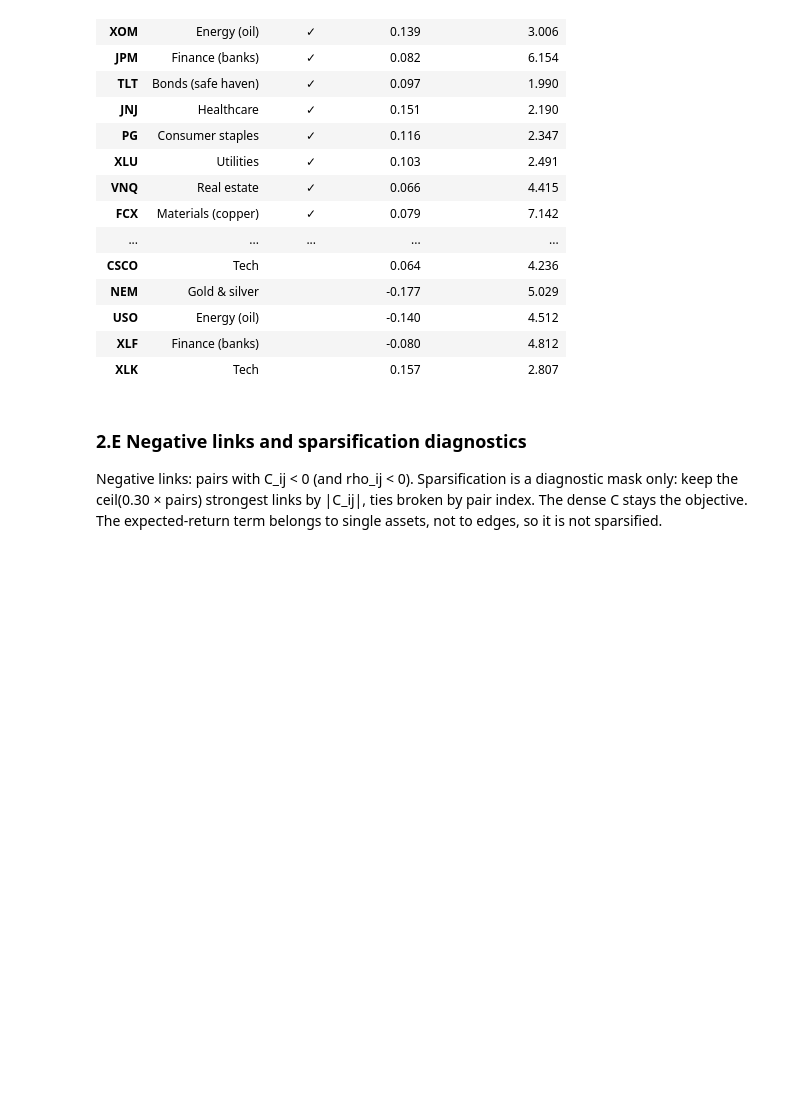
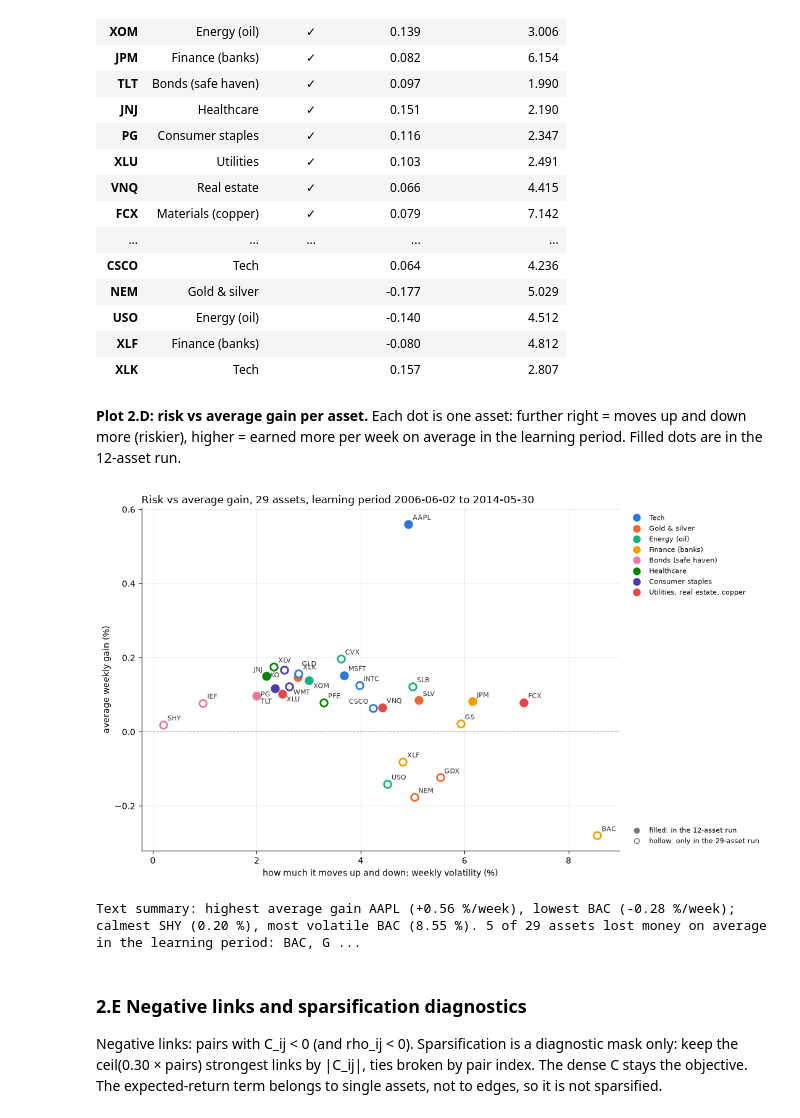
Before and after one commit to Oussema-t/zollerqu-qollab, a Jupyter notebook: stocks/stock_idea_ZollerQu.ipynb, the cells around one changed output. Cells and saved outputs as stored; diff of their text form; code cells hidden in the pictures; blank space fills up the shorter version.

Commit message:
docs(stocks): presentation plots for Task 2 sections 2.D-2.G
Co-Authored-By: Claude Opus 5.5 <noreply@anthropic.com>

```diff
--- a/stocks/stock_idea_ZollerQu.ipynb
+++ b/stocks/stock_idea_ZollerQu.ipynb
@@ -603,6 +603,79 @@ n = 29: 418 training returns, 2006-06-02 to 2014-05-30
 | USO | Energy (oil) |  | -0.140 | 4.512 |
 | XLF | Finance (banks) |  | -0.080 | 4.812 |
 | XLK | Tech |  | 0.157 | 2.807 |
+# %% [markdown]
+**Plot 2.D: risk vs average gain per asset.** Each dot is one asset: further right = moves up and down more (riskier), higher = earned more per week on average in the learning period. Filled dots are in the 12-asset run.
+# %%
+from matplotlib.lines import Line2D
+
+# group colours: 8 palette slots in fixed order; the three one-asset groups share "utilities, real estate, copper"
+SLOTS = ["#2a78d6", "#eb6834", "#1baf7a", "#eda100", "#e87ba4", "#008300", "#4a3aa7", "#e34948"]
+OTHER = ("Utilities", "Real estate", "Materials (copper)")
+OTHER_LABEL = "Utilities, real estate, copper"
+GROUP_COLOR = dict(zip([g for g in kaggle_data.GROUPS if g not in OTHER] + [OTHER_LABEL], SLOTS))
+BROWN, TEAL = "#a6611a", "#018571"  # ends of the BrBG palette used in the heatmaps
+
+def color_of(ticker):
+    group = kaggle_data.GROUP_OF[ticker]
+    return GROUP_COLOR[OTHER_LABEL if group in OTHER else group]
+
+def place_labels(ax, xs, ys, labels, fontsize=8):
+    """Put each label next to its dot, trying a few positions so labels do not overlap dots or each other."""
+    ax.figure.canvas.draw()
+    to_pt = 72 / ax.figure.dpi
+    pts = [ax.transData.transform((x, y)) * to_pt for x, y in zip(xs, ys)]
+    options = [(5, 3), (5, -11), (-5, 3), (-5, -11), (5, 11), (-5, 11), (5, -19), (-5, -19)]
+    boxes = []
+    for k in np.argsort(xs):
+        x0, y0 = pts[k]
+        width = 0.62 * fontsize * len(labels[k])
+        def box(dx, dy):
+            left = x0 + dx if dx > 0 else x0 + dx - width
+            return left, y0 + dy, left + width, y0 + dy + fontsize
+        def free(b):
+            clear_boxes = all(b[2] < o[0] or b[0] > o[2] or b[3] < o[1] or b[1] > o[3] for o in boxes)
+            clear_dots = all(not (b[0] - 4 < px < b[2] + 4 and b[1] - 4 < py < b[3] + 4)
+                             for j, (px, py) in enumerate(pts) if j != k)
+            return clear_boxes and clear_dots
+        dx, dy = next((o for o in options if free(box(*o))), options[0])
+        boxes.append(box(dx, dy))
+        ax.annotate(labels[k], (xs[k], ys[k]), xytext=(dx, dy), textcoords="offset points", fontsize=fontsize,
+                    ha="left" if dx > 0 else "right", va="bottom", color="#333333")
+
+def group_legend(ax, **kwargs):
+    handles = [Line2D([], [], marker="o", linestyle="", markersize=8, color=c, label=g) for g, c in GROUP_COLOR.items()]
+    return ax.legend(handles=handles, frameon=False, fontsize=8, **kwargs)
+
+st = train_stats[large]
+vol, gain = np.sqrt(np.diag(st.cov)) * 100, st.mu * 100
+fig, ax = plt.subplots(figsize=(11, 6.5))
+for t, x, y in zip(st.tickers, vol, gain):
+    filled = t in selected[small]
+    ax.scatter(x, y, s=70, color=color_of(t) if filled else "white", edgecolor=color_of(t), linewidth=2, zorder=3)
+ax.axhline(0, color="#888888", linewidth=0.8, linestyle="--")
+ax.set_xlabel("how much it moves up and down: weekly volatility (%)")
+ax.set_ylabel("average weekly gain (%)")
+ax.set_title(f"Risk vs average gain, {large} assets, learning period {train_dates[0]} to {train_dates[-1]}", loc="left")
+ax.grid(True, color="#e5e4df", linewidth=0.6)
+ax.spines[["top", "right"]].set_visible(False)
+legend = group_legend(ax, loc="upper left", bbox_to_anchor=(1.01, 1))
+ax.add_artist(legend)
+ax.legend(handles=[Line2D([], [], marker="o", linestyle="", color="#777777", label=f"filled: in the {small}-asset run"),
+                   Line2D([], [], marker="o", linestyle="", markerfacecolor="white", markeredgecolor="#777777",
+                          label=f"hollow: only in the {large}-asset run")],
+          frameon=False, fontsize=8, loc="lower left", bbox_to_anchor=(1.01, 0))
+fig.tight_layout()
+place_labels(ax, vol, gain, st.tickers)
+plt.show()
+
+k_gain, k_loss, k_calm, k_wild = np.argmax(gain), np.argmin(gain), np.argmin(vol), np.argmax(vol)
+print(f"Text summary: highest average gain {st.tickers[k_gain]} ({gain[k_gain]:+.2f} %/week), lowest "
+      f"{st.tickers[k_loss]} ({gain[k_loss]:+.2f} %/week); calmest {st.tickers[k_calm]} ({vol[k_calm]:.2f} %), "
+      f"most volatile {st.tickers[k_wild]} ({vol[k_wild]:.2f} %). {int((gain < 0).sum())} of {large} assets "
+      f"lost money on average in the learning period: {', '.join(t for t, g in zip(st.tickers, gain) if g < 0)}.")
+# %% [output]
+[figure, added]
+Text summary: highest average gain AAPL (+0.56 %/week), lowest BAC (-0.28 %/week); calmest SHY (0.20 %), most volatile BAC (8.55 %). 5 of 29 assets lost money on average in the learning period: BAC, G ...
 # %% [markdown]
 ### 2.E Negative links and sparsification diagnostics
 
```
Also changed, not shown: parts of 6 cells of this notebook.
